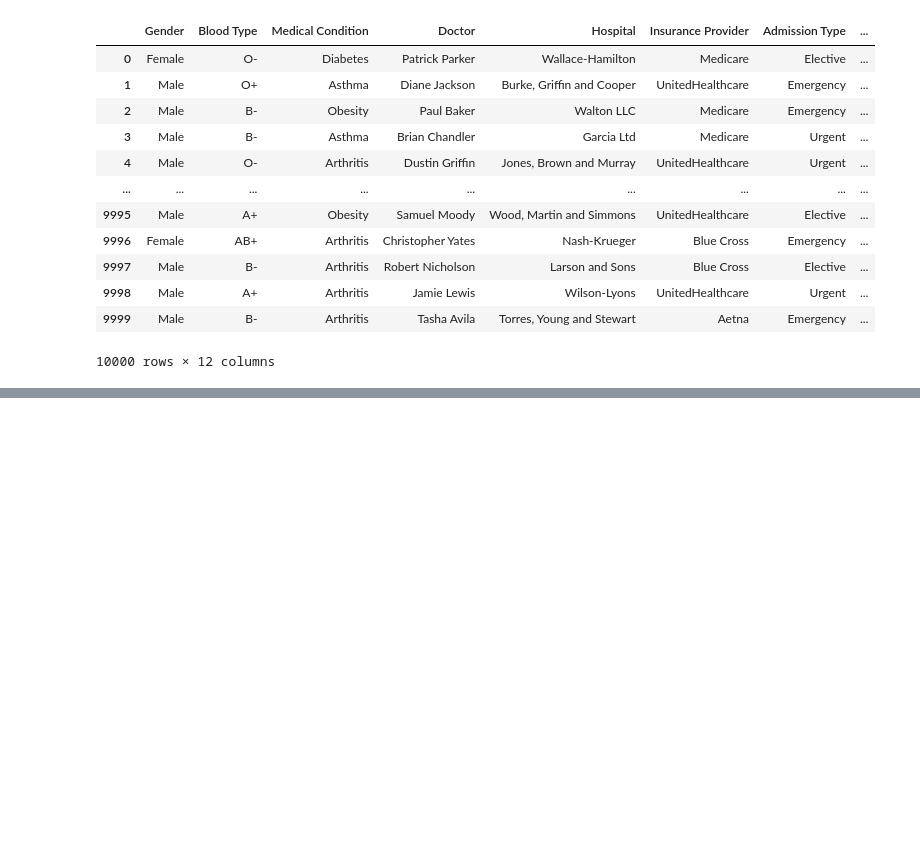
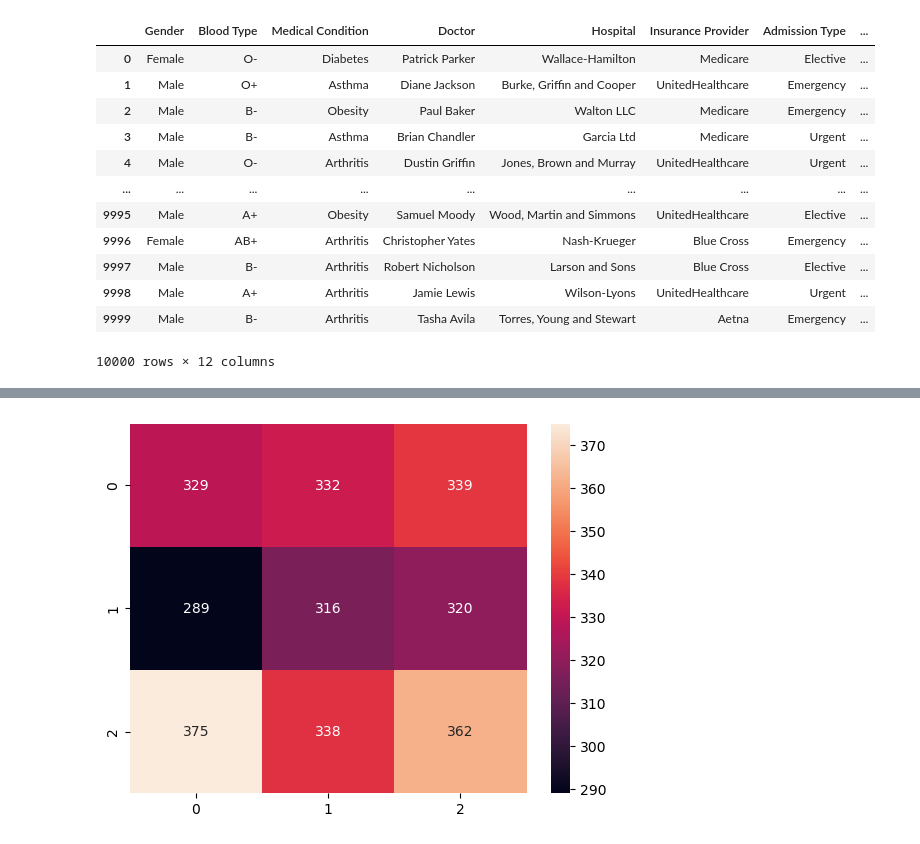
Before and after one commit to saravanans200/Datadrift_POC_with_health_data, a Jupyter notebook: Datadrift.ipynb, the cells around one changed output, grey strips where cells are left out. Saved outputs shown, nothing was run; the diff lists cells and outputs as text; code cells hidden in the pictures; blank space fills up the shorter version.

```diff
--- a/Datadrift.ipynb
+++ b/Datadrift.ipynb
@@ -352,0 +536,13 @@ input_data
+# %%
+dt = DecisionTreeClassifier(random_state=20)
+# %%
+dt_model = dt.fit(x_train,y_train)
+# %%
+y_test_pred = dt_model.predict(x_test)
+y_train_pred = dt_model.predict(x_train)
+y_test_prob_1 = dt_model.predict_proba(x_test)[:,1]
+# %%
+cm = confusion_matrix(y_test,y_test_pred)
+sns.heatmap(cm,annot=True,fmt='.0f');
+# %% [output]
+[figure, added]
```
Also changed, not shown: parts of 37 cells of this notebook.
